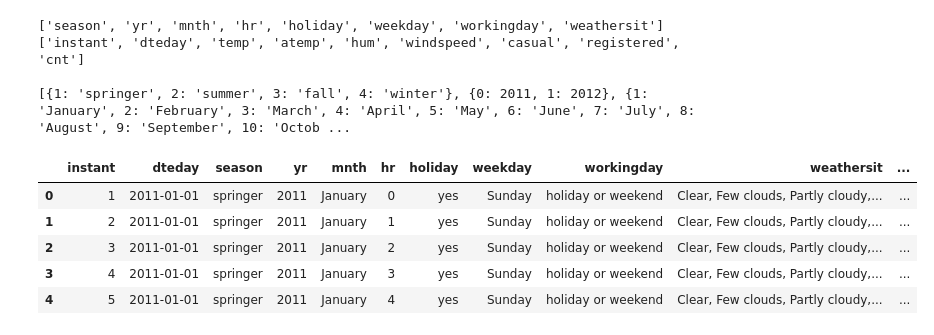
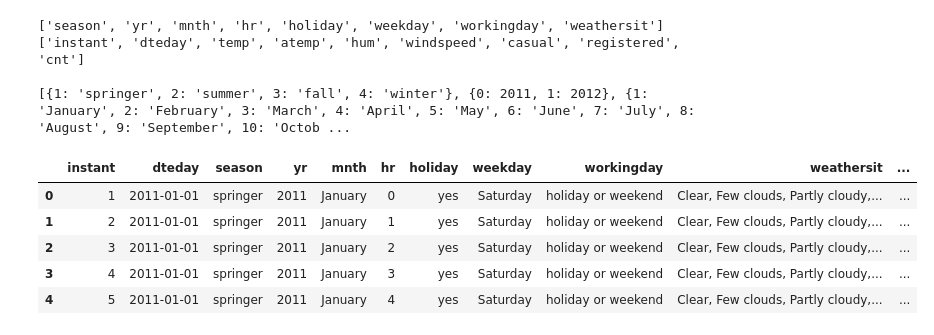
Before and after one commit to shivshankarsajeev/Bike-Sharing, a Jupyter notebook: Notebook/Eda.ipynb, the cells around one changed output. Drawn from its saved outputs; the diff is of its cells as text; code cells hidden in the pictures.

```diff
--- a/Notebook/Eda.ipynb
+++ b/Notebook/Eda.ipynb
@@ -126,13 +126,13 @@ mnth_ =  {
 }
 holiday_ = {0:'yes', 1: 'No'}
 weekday_ = weekday_dict = {
-    0: 'Monday',
-    1: 'Tuesday',
-    2: 'Wednesday',
-    3: 'Thursday',
-    4: 'Friday',
-    5: 'Saturday',
-    6: 'Sunday'
+    0: 'Sunday',
+    1: 'Monday',
+    2: 'Tueday',
+    3: 'Wednesday',
+    4: 'Thursday',
+    5: 'Friday',
+    6: 'Saturday'
 }
 
 workingday_ = {0:'holiday or weekend', 1: 'workingday'}
@@ -317,16 +323,18 @@ print(cat_dict)
 [{1: 'springer', 2: 'summer', 3: 'fall', 4: 'winter'}, {0: 2011, 1: 2012}, {1: 'January', 2: 'February', 3: 'March', 4: 'April', 5: 'May', 6: 'June', 7: 'July', 8: 'August', 9: 'September', 10: 'Octob ...
 # %%
 new_cat_feature = ['season', 'yr', 'mnth', 'holiday', 'weekday', 'workingday', 'weathersit']
+# %%
+new_df = df.copy()
 # %%
 for cat, cat_ in zip(new_cat_feature,cat_dict):
-    df[cat]=df[cat].replace(cat_)
+    new_df[cat]=new_df[cat].replace(cat_)
 # %%
-df.head()
+new_df.head()
 # %% [output]
 |  | instant | dteday | season | yr | mnth | hr | holiday | weekday | workingday | weathersit | ... |
-| 0 | 1 | 2011-01-01 | springer | 2011 | January | 0 | yes | Sunday | holiday or weekend | Clear, Few clouds, Partly cloudy,... | ... |
-| 1 | 2 | 2011-01-01 | springer | 2011 | January | 1 | yes | Sunday | holiday or weekend | Clear, Few clouds, Partly cloudy,... | ... |
-| 2 | 3 | 2011-01-01 | springer | 2011 | January | 2 | yes | Sunday | holiday or weekend | Clear, Few clouds, Partly cloudy,... | ... |
-| 3 | 4 | 2011-01-01 | springer | 2011 | January | 3 | yes | Sunday | holiday or weekend | Clear, Few clouds, Partly cloudy,... | ... |
-| 4 | 5 | 2011-01-01 | springer | 2011 | January | 4 | yes | Sunday | holiday or weekend | Clear, Few clouds, Partly cloudy,... | ... |
+| 0 | 1 | 2011-01-01 | springer | 2011 | January | 0 | yes | Saturday | holiday or weekend | Clear, Few clouds, Partly cloudy,... | ... |
+| 1 | 2 | 2011-01-01 | springer | 2011 | January | 1 | yes | Saturday | holiday or weekend | Clear, Few clouds, Partly cloudy,... | ... |
+| 2 | 3 | 2011-01-01 | springer | 2011 | January | 2 | yes | Saturday | holiday or weekend | Clear, Few clouds, Partly cloudy,... | ... |
+| 3 | 4 | 2011-01-01 | springer | 2011 | January | 3 | yes | Saturday | holiday or weekend | Clear, Few clouds, Partly cloudy,... | ... |
+| 4 | 5 | 2011-01-01 | springer | 2011 | January | 4 | yes | Saturday | holiday or weekend | Clear, Few clouds, Partly cloudy,... | ... |
 # %%
```
Also changed, not shown: parts of 5 cells of this notebook, 1 other file.
